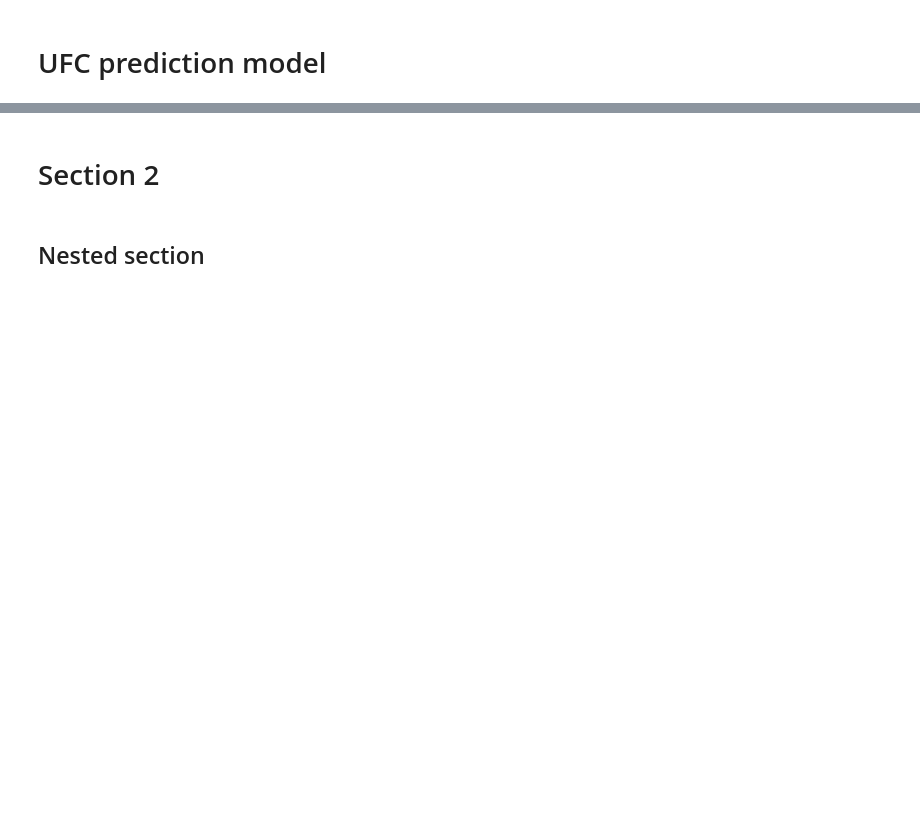
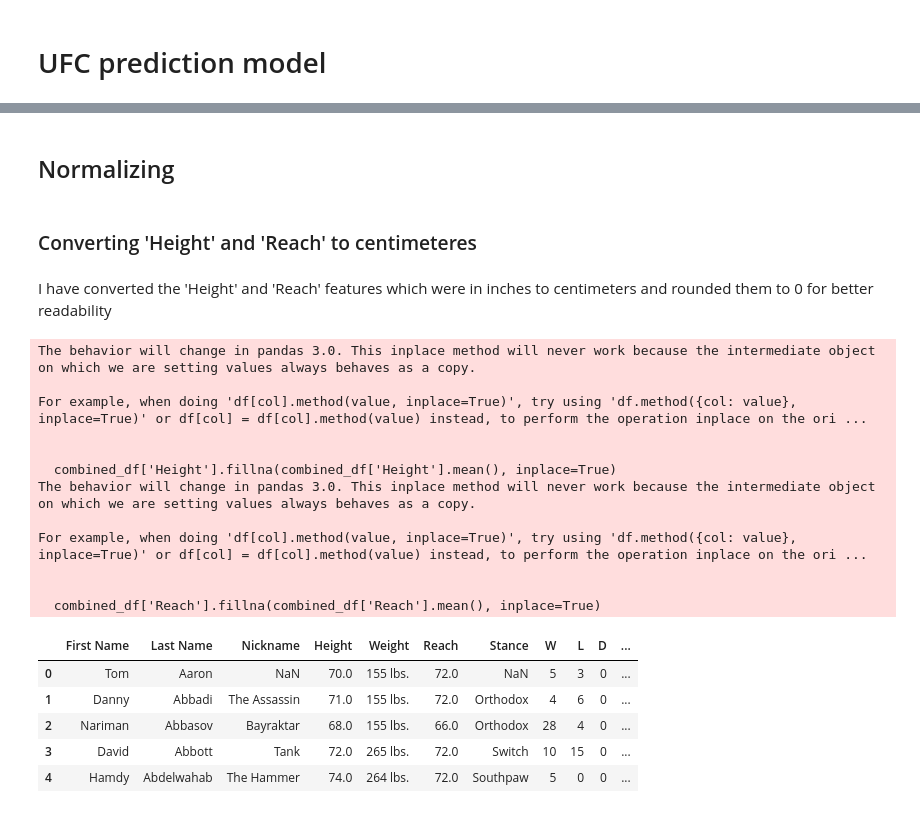
Before and after one commit to BurovDanil/MinorAI, a Jupyter notebook: PythonCR/Personal project/UfcModel.ipynb, the cells around one changed output, grey strips where cells are left out. Cells and saved outputs as stored; diff of their text form; code cells hidden in the pictures; blank space fills up the shorter version.

```diff
--- a/PythonCR/Personal project/UfcModel.ipynb
+++ b/PythonCR/Personal project/UfcModel.ipynb
@@ -44,4 +256,55 @@ print(df.head())
-# %% [markdown]
-# Section 2
-# %% [markdown]
-## Nested section
+# %% [markdown]
+## Normalizing
+# %% [markdown]
+### Converting 'Height' and 'Reach' to centimeteres
+# %% [markdown]
+I have converted the 'Height' and 'Reach' features which were in inches to centimeters and rounded them to 0 for better readability
+# %%
+import numpy as np
+
+# Convert heights from feet and inches to inches
+def height_to_inches(height):
+    if pd.isnull(height) or height == '--':
+        return np.nan
+    try:
+        feet, inches = height.split("'")
+        inches = int(feet) * 12 + int(inches.strip('"'))
+        return inches
+    except:
+        return np.nan
+
+# Apply the height conversion function
+combined_df['Height'] = combined_df['Height'].apply(height_to_inches)
+
+# Clean the Reach column by stripping the quotation marks and converting to float
+combined_df['Reach'] = combined_df['Reach'].str.rstrip('"').replace('--', np.nan).astype(float)
+
+# Fill missing height and reach values with the mean of the respective columns and round them to 0
+combined_df['Height'].fillna(combined_df['Height'].mean(), inplace=True)
+combined_df['Reach'].fillna(combined_df['Reach'].mean(), inplace=True)
+
+# Round the Height and Reach columns to the nearest integer
+combined_df['Height'] = combined_df['Height'].round(0)
+combined_df['Reach'] = combined_df['Reach'].round(0)
+
+# Display the updated DataFrame
+combined_df.head()
+# %% [output]
+The behavior will change in pandas 3.0. This inplace method will never work because the intermediate object on which we are setting values always behaves as a copy.
+
+For example, when doing 'df[col].method(value, inplace=True)', try using 'df.method({col: value}, inplace=True)' or df[col] = df[col].method(value) instead, to perform the operation inplace on the ori ...
+
+
+  combined_df['Height'].fillna(combined_df['Height'].mean(), inplace=True)
+The behavior will change in pandas 3.0. This inplace method will never work because the intermediate object on which we are setting values always behaves as a copy.
+
+For example, when doing 'df[col].method(value, inplace=True)', try using 'df.method({col: value}, inplace=True)' or df[col] = df[col].method(value) instead, to perform the operation inplace on the ori ...
+
+
+  combined_df['Reach'].fillna(combined_df['Reach'].mean(), inplace=True)
+|  | First Name | Last Name | Nickname | Height | Weight | Reach | Stance | W | L | D | ... |
+| 0 | Tom | Aaron | NaN | 70.0 | 155 lbs. | 72.0 | NaN | 5 | 3 | 0 | ... |
+| 1 | Danny | Abbadi | The Assassin | 71.0 | 155 lbs. | 72.0 | Orthodox | 4 | 6 | 0 | ... |
+| 2 | Nariman | Abbasov | Bayraktar | 68.0 | 155 lbs. | 66.0 | Orthodox | 28 | 4 | 0 | ... |
+| 3 | David | Abbott | Tank | 72.0 | 265 lbs. | 72.0 | Switch | 10 | 15 | 0 | ... |
+| 4 | Hamdy | Abdelwahab | The Hammer | 74.0 | 264 lbs. | 72.0 | Southpaw | 5 | 0 | 0 | ... |
```
Also changed, not shown: parts of 27 cells of this notebook.
